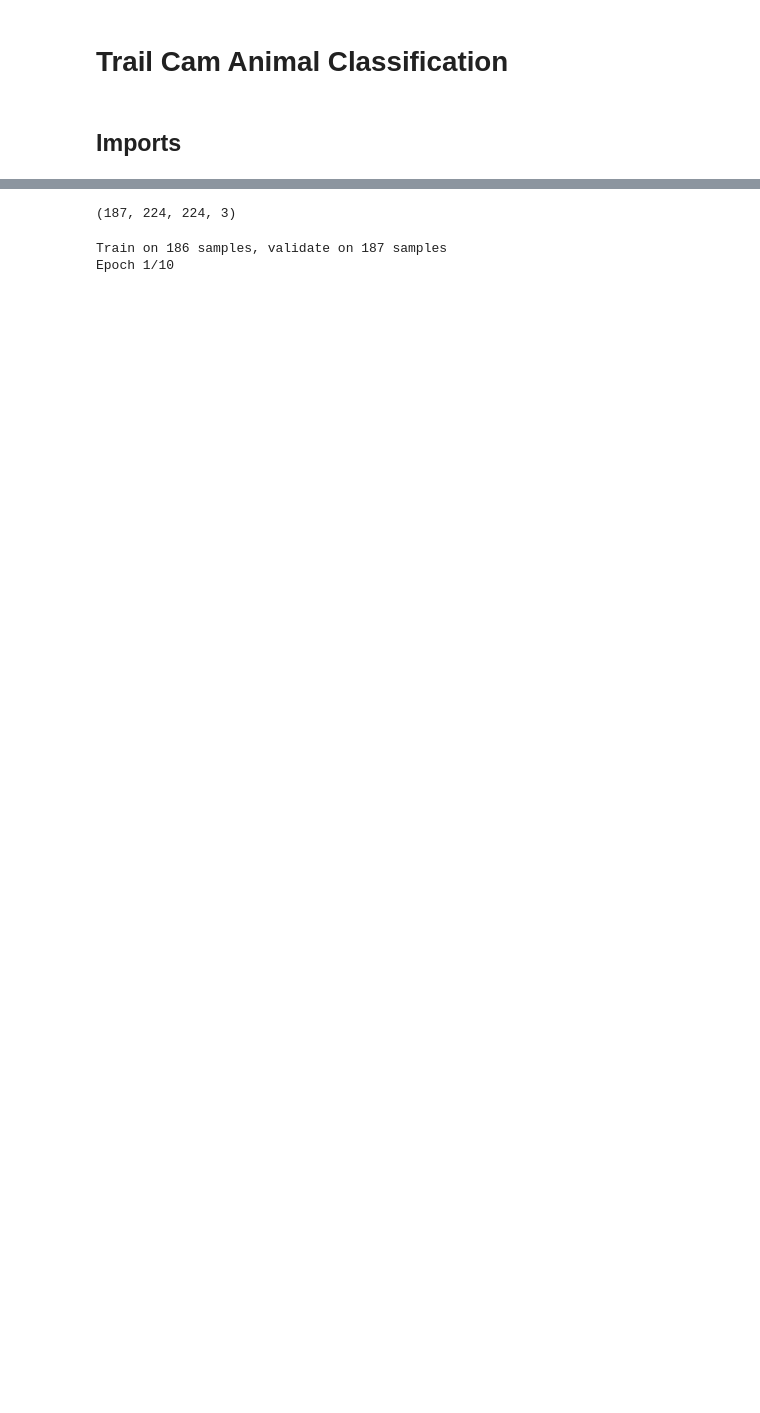
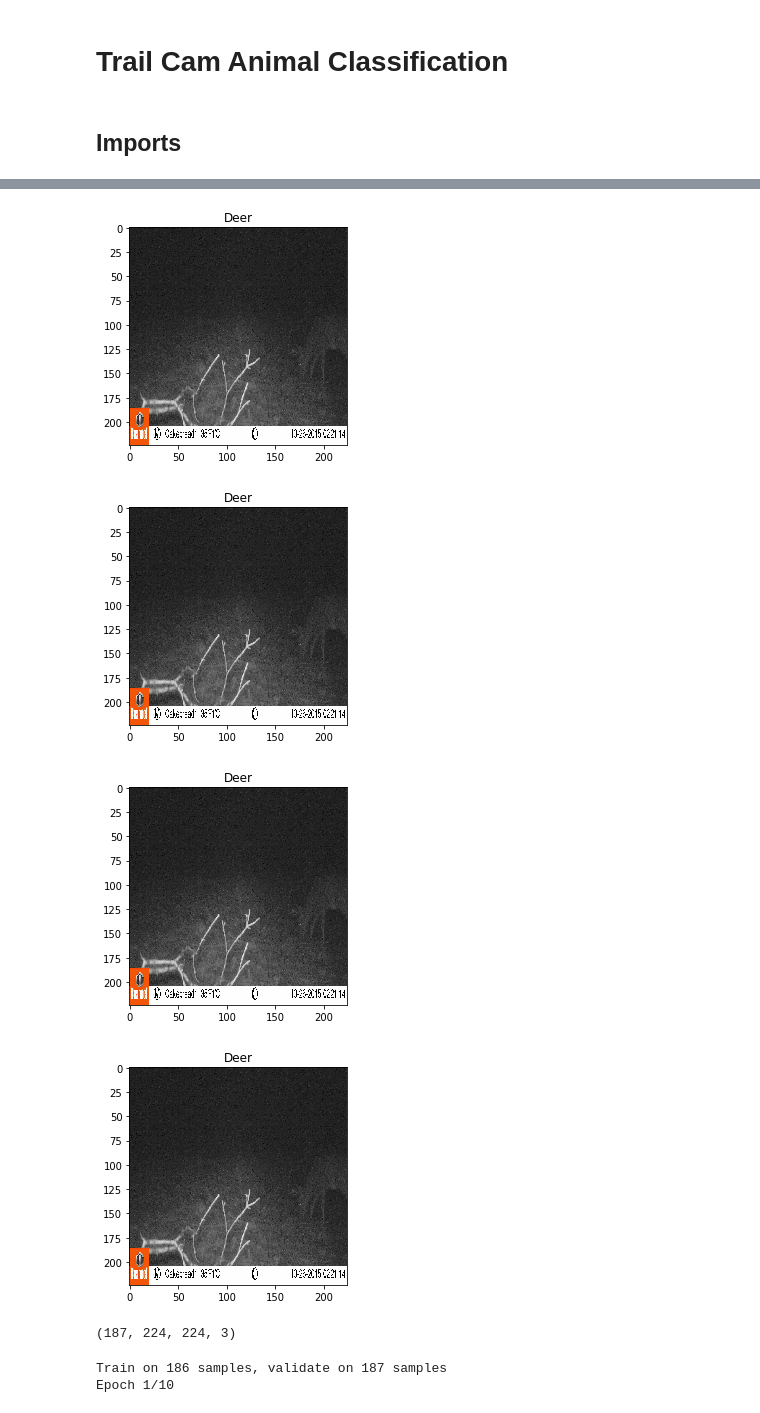
Before and after one commit to Peetwa/DeerClassifier, a Jupyter notebook: Deer Classifier.ipynb, the cells around one changed output, grey strips where cells are left out. Saved outputs shown, nothing was run; the diff lists cells and outputs as text; code cells hidden in the pictures; blank space fills up the shorter version.

```diff
--- a/Deer Classifier.ipynb
+++ b/Deer Classifier.ipynb
@@ -44,6 +46,22 @@ img_array, img_labels = shuffle(img_list,label)
 # %%
 img_array = np.array(img_array)
 img_labels = np.array(img_labels)
+# %%
+def get_label(i):
+    if i == 0:
+        return "No Deer"
+    else:
+        return "Deer"
+# %%
+for i in range(0,4):
+    plt.imshow(img_array[0]/255)
+    plt.title(get_label(img_labels[0]))
+    plt.show()
+# %% [output]
+[figure, added]
+[figure, added]
+[figure, added]
+[figure, added]
 # %%
 original_img_array = np.copy(img_array)
 # %%
```
Also changed, not shown: parts of 1 cell of this notebook.
